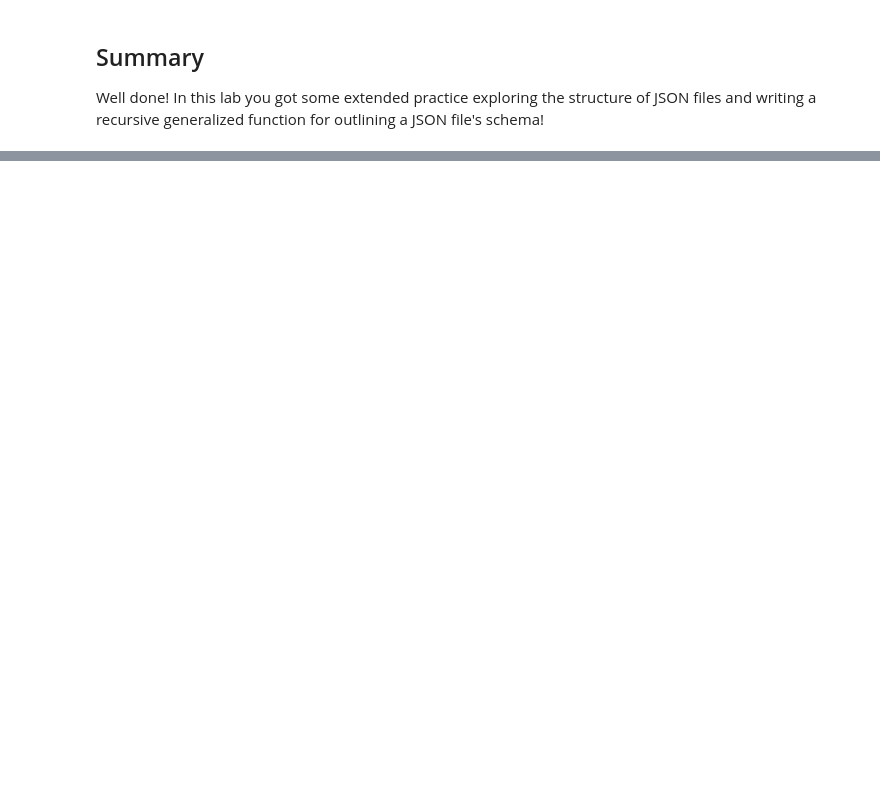
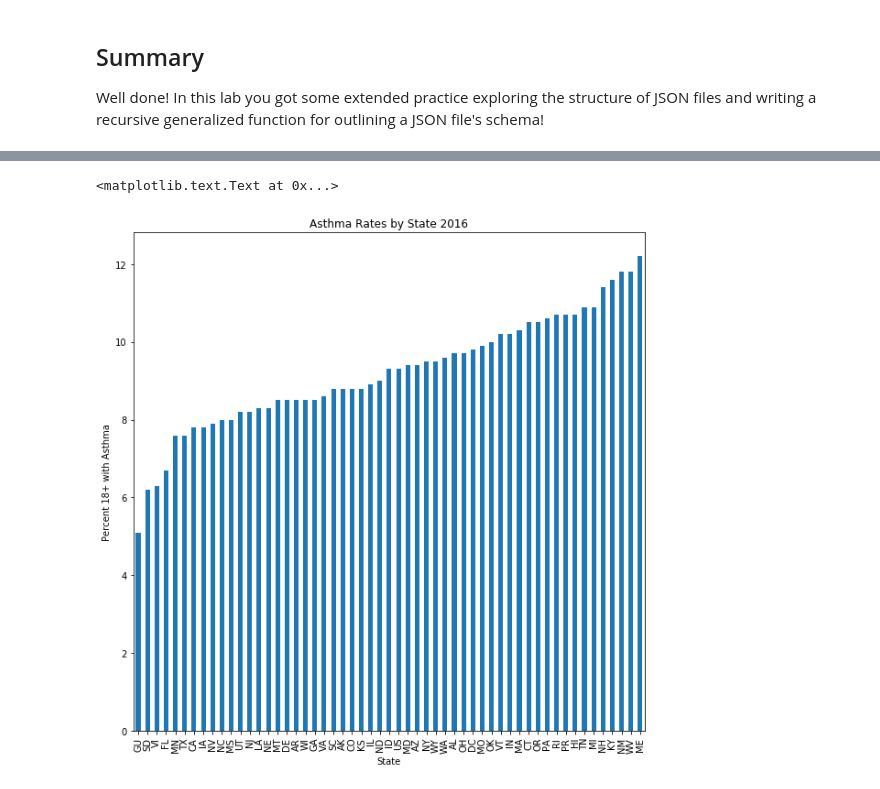
Before and after one commit to learn-co-curriculum/dsc-exploring-and-transforming-json-schemas-lab, a Jupyter notebook: index.ipynb, the cells around one changed output, grey strips where cells are left out. Saved outputs shown, nothing was run; the diff lists cells and outputs as text; code cells hidden in the pictures; blank space fills up the shorter version.

Commit message:
ALERT: Cell Mismatch. Auto-create curriculum branch from solution + master

```diff
--- a/index.ipynb
+++ b/index.ipynb
@@ -16,6 +16,12 @@ You will be able to:
 Load the data from the file disease_data.json.
 # %%
 #Your code here
+# %%
+# __SOLUTION__
+#Your code here
+import json
+f = open('2016_cdc_data.json')
+data = json.load(f)
 # %% [markdown]
 ## Explore the first and second levels of the schema hierarchy
 # %%
@@ -76,0 +137,10 @@ Well done! In this lab you got some extended practice exploring the structure of
+# %%
+# __SOLUTION__
+#Your code here
+import pandas as pd
+
+df = pd.DataFrame(data['data'])
+print(df.shape)
+df.columns = [item['name'] for item in data['meta']['view']['columns']]
+print(df.columns)
+df.head()
@@ -76,0 +236,8 @@ Well done! In this lab you got some extended practice exploring the structure of
+# %%
+# __SOLUTION__
+view = df[(df.Question == 'Current asthma prevalence among adults aged >= 18 years')
+         & (df.StratificationCategoryID1 == 'OVERALL')
+         & (df.DataValueTypeID == 'CRDPREV')]
+view = view.sort_values(by='LocationAbbr')
+print(view.shape)
+view.head()
@@ -76,0 +257,11 @@ Well done! In this lab you got some extended practice exploring the structure of
+# %%
+# __SOLUTION__
+view.DataValue = view.DataValue.astype(float)
+view = view.sort_values(by='DataValue')
+view.set_index('LocationAbbr')['DataValue'].plot(kind='bar', figsize=(10,10))
+plt.title('Asthma Rates by State 2016')
+plt.ylabel('Percent 18+ with Asthma')
+plt.xlabel('State')
+# %% [output]
+<matplotlib.text.Text at 0x...>
+[figure, added]
```
Also changed, not shown: parts of 21 cells of this notebook, 2 other files.
